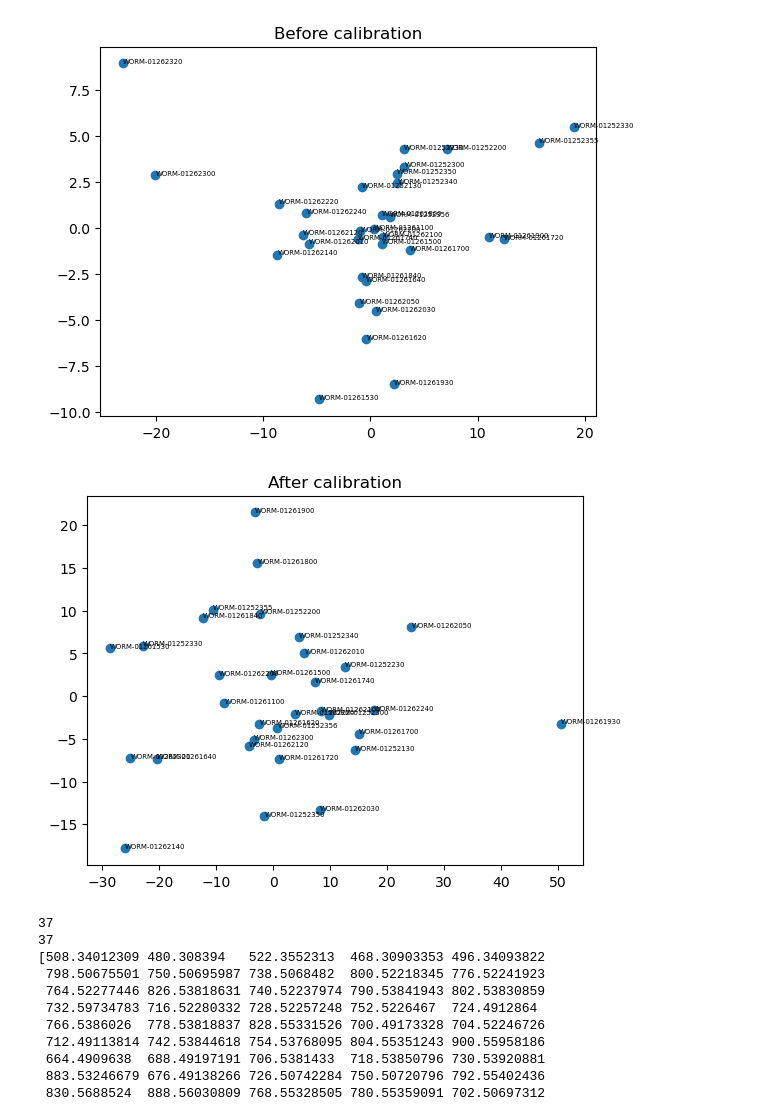
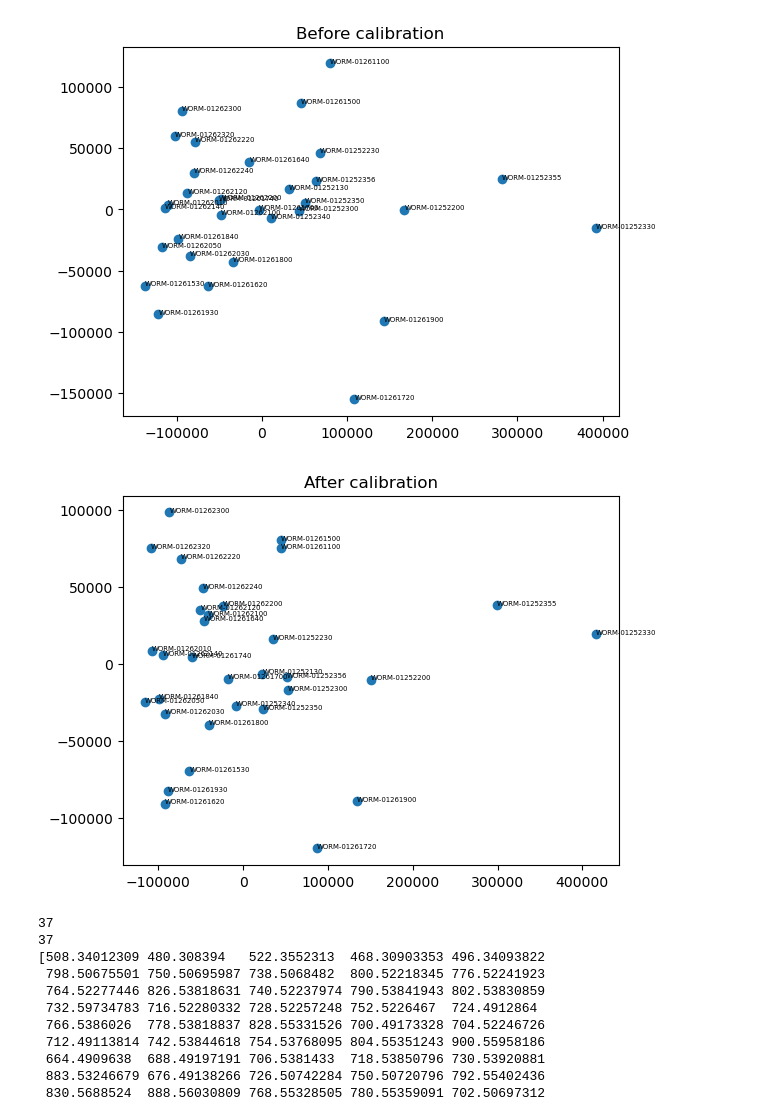
Before and after one commit to creeper349/scMM, a Jupyter notebook: wormethology.ipynb, the cells around one changed output. Drawn from its saved outputs; the diff is of its cells as text; code cells hidden in the pictures.

```diff
--- a/wormethology.ipynb
+++ b/wormethology.ipynb
@@ -63,12 +60,12 @@ def draw_pca(data:MetaboData, title, process_X = lambda x: x):
     plt.title(title)
     plt.show()
 # %%
-draw_pca(data, "Before calibration", process_X = np.log1p)
-data.is_calibration()
+draw_pca(data, "Before calibration")
+data.gmis_calibration(n_pc = 3, shrinkage = 0.7, is_cv_threshold=0.25)
 draw_pca(data, "After calibration")
 # %% [output]
-[figure, old version]
+[figure, new version]
-[figure, old version]
+[figure, new version]
 # %%
 is_mz_obs.sort()
 is_mz_true = [543.5477,571.579,575.5406,599.6103,603.5719,627.6416,631.6032,655.6032,655.6729,681.5226,681.6188,
```
Also changed, not shown: parts of 1 cell of this notebook, 20 other files.
